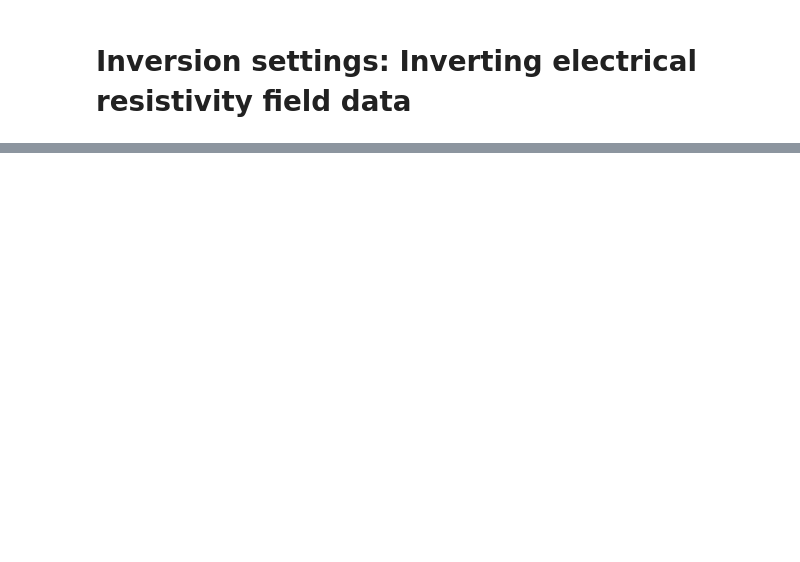
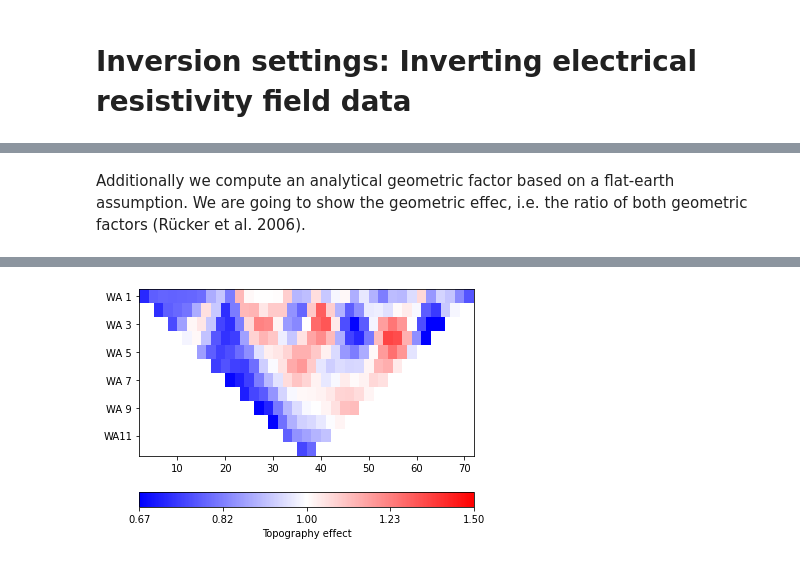
Before and after one commit to gimli-org/transform2021, a Jupyter notebook: 5_ERT_field_data_inversion.ipynb, the cells around one changed output, grey strips where cells are left out. Saved outputs shown, nothing was run; the diff lists cells and outputs as text; code cells hidden in the pictures; blank space fills up the shorter version.

```diff
--- a/5_ERT_field_data_inversion.ipynb
+++ b/5_ERT_field_data_inversion.ipynb
@@ -14,0 +39,2 @@
+# %%
+data['k'] = ert.createGeometricFactors(data, numerical=True)
@@ -14,0 +44,7 @@
+# %% [markdown]
+Additionally we compute an analytical geometric factor based on a flat-earth assumption. We are going to show the geometric effec, i.e. the ratio of both geometric factors (Rücker et al. 2006).
+# %%
+k0 = ert.createGeometricFactors(data)
+ert.show(data, vals=k0/data['k'], label='Topography effect',
+        cMap="bwr", cMin=0.67, cMax=1.5, logScale=True);
+# %% [output]
@@ -14,0 +52 @@
+[figure, added]
```
Also changed, not shown: parts of 11 cells of this notebook.
